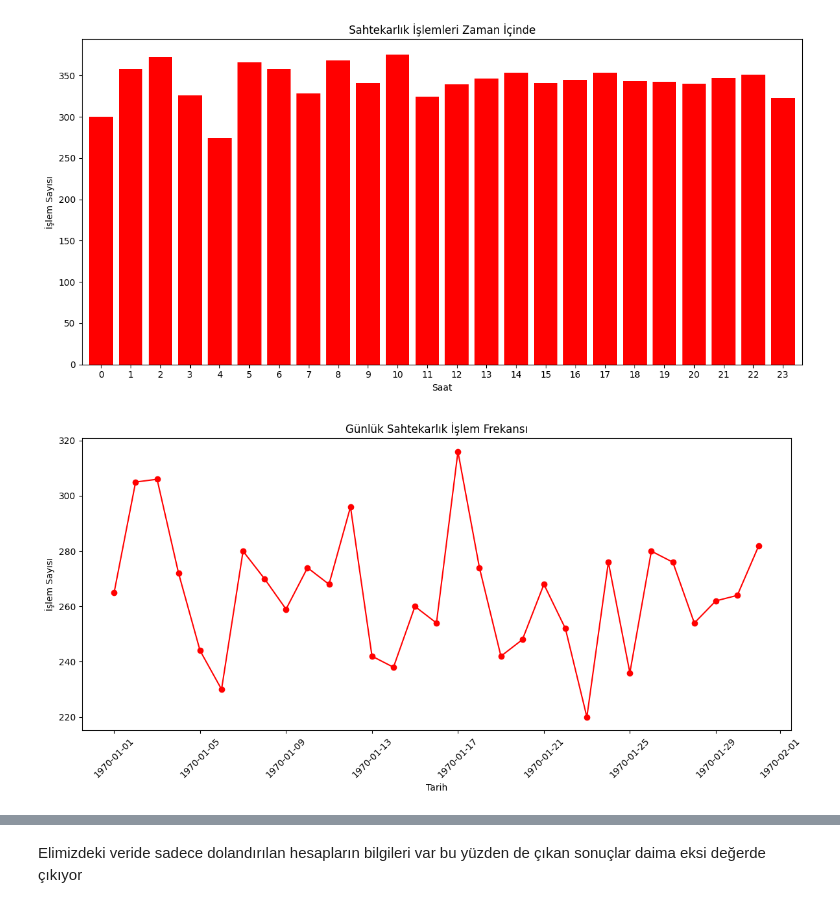
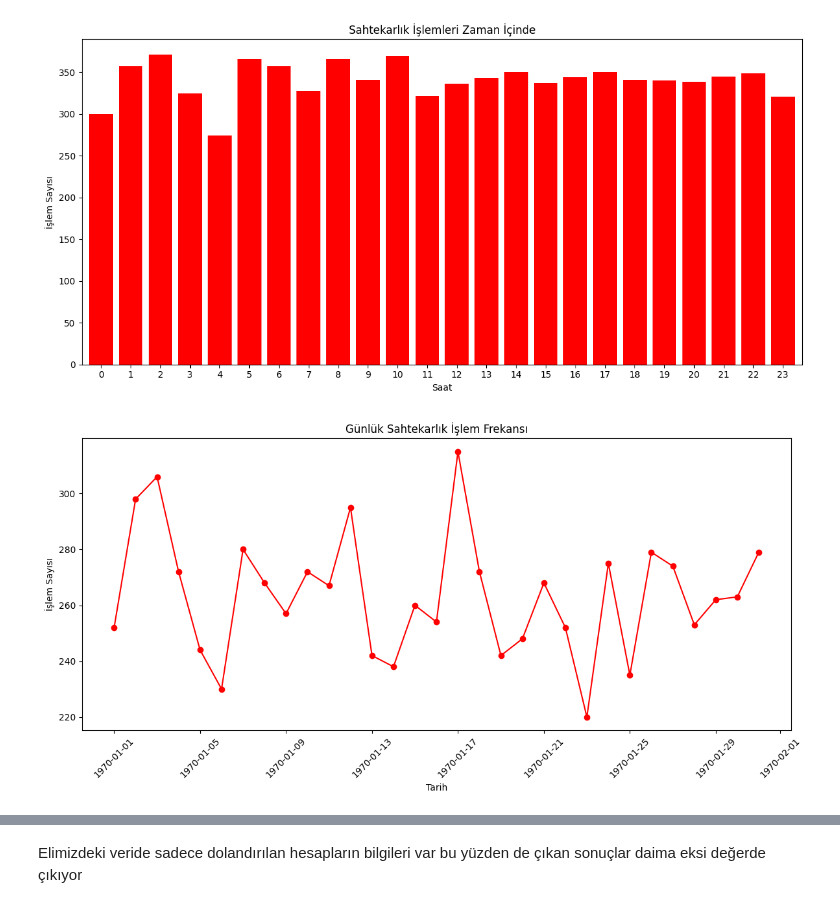
Before and after one commit to Muhammedali26/Projects, a Jupyter notebook: Synthetic-data-fraud-detection/main.ipynb, the cells around one changed output, grey strips where cells are left out. Drawn from its saved outputs; the diff is of its cells as text; code cells hidden in the pictures.

```diff
--- a/Synthetic-data-fraud-detection/main.ipynb
+++ b/Synthetic-data-fraud-detection/main.ipynb
@@ -154,0 +192,2 @@ data['balance_change'] = data['newbalanceOrig'] - data['oldbalanceOrg']
+# %%
+data_w_outliers.dropna(how="any",inplace=True)
@@ -154,0 +214,4 @@ data['balance_change'] = data['newbalanceOrig'] - data['oldbalanceOrg']
+# %%
+data_w_outliers.drop(["nameDest","nameOrig"],axis=1,inplace=True)
+# %%
+data_w_outliers = data_w_outliers[np.isfinite(data_w_outliers).all(1)]
@@ -227,11 +355,11 @@ plt.show()
 # %% [markdown]
 ##### Sahtekarlık işlemlerini zaman serisi olarak görselleştirme
 # %%
-data['date'] = pd.to_datetime(data['step'], unit='h')
+
 
 # Sahtekarlık işlemlerini belirli bir zaman diliminde toplayarak gruplama
-fraud_data = data[data['isFraud'] == 1]
-fraud_per_hour = fraud_data.groupby(fraud_data['date'].dt.hour).size()
+fraud_data = data_w_outliers[data_w_outliers['isFraud'] == 1]
+fraud_per_hour = fraud_data.groupby(fraud_data.index.hour).size()
 
 # Zaman serisi grafiği
 plt.figure(figsize=(12, 6))
@@ -247,16 +375,16 @@ plt.show()
 # %%
 
 # Sahtekarlık işlemlerini günlük bazda toplayarak gruplama
-fraud_per_day = fraud_data.groupby(fraud_data['date'].dt.date).size()
+fraud_per_day = fraud_data.groupby(fraud_data.index.date).size()
 
 # Zaman serisi grafiği
 plt.figure(figsize=(12, 6))
 fraud_per_day.plot(kind='line', marker='o', color='r')
 plt.title("Günlük Sahtekarlık İşlem Frekansı")
 plt.xlabel("Tarih")
 plt.ylabel("İşlem Sayısı")
 plt.xticks(rotation=45)
 plt.tight_layout()
 plt.show()
 # %% [output]
-[figure, old version]
+[figure, new version]
```
Also changed, not shown: parts of 77 cells of this notebook.
